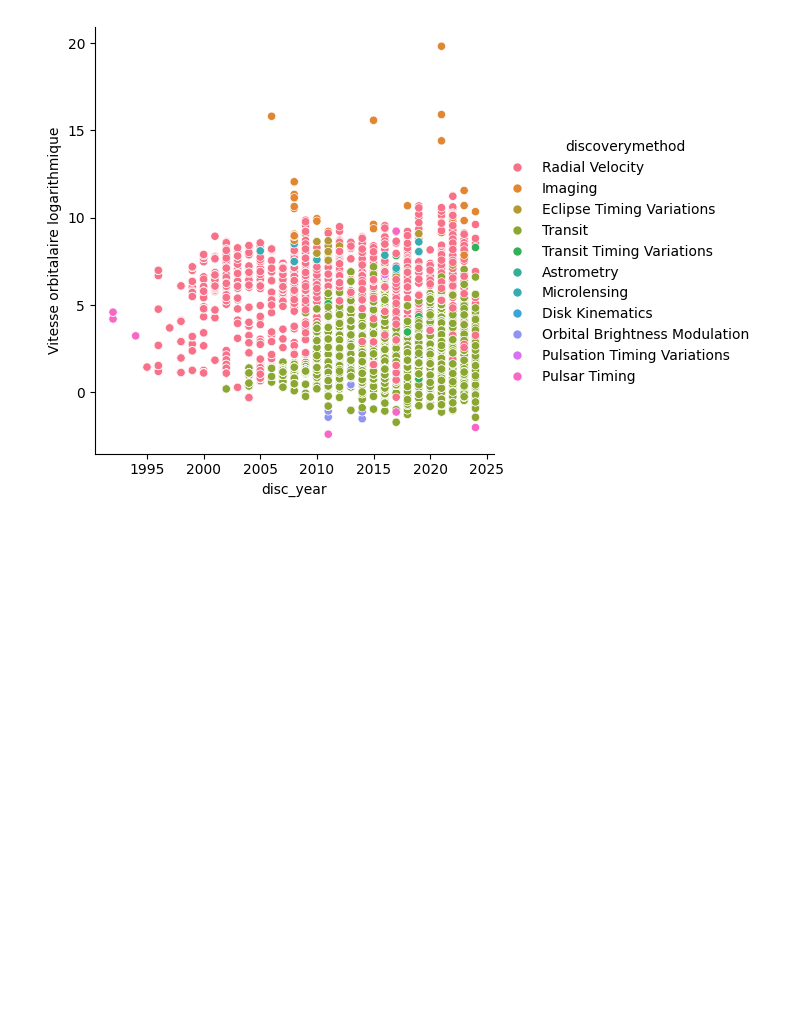
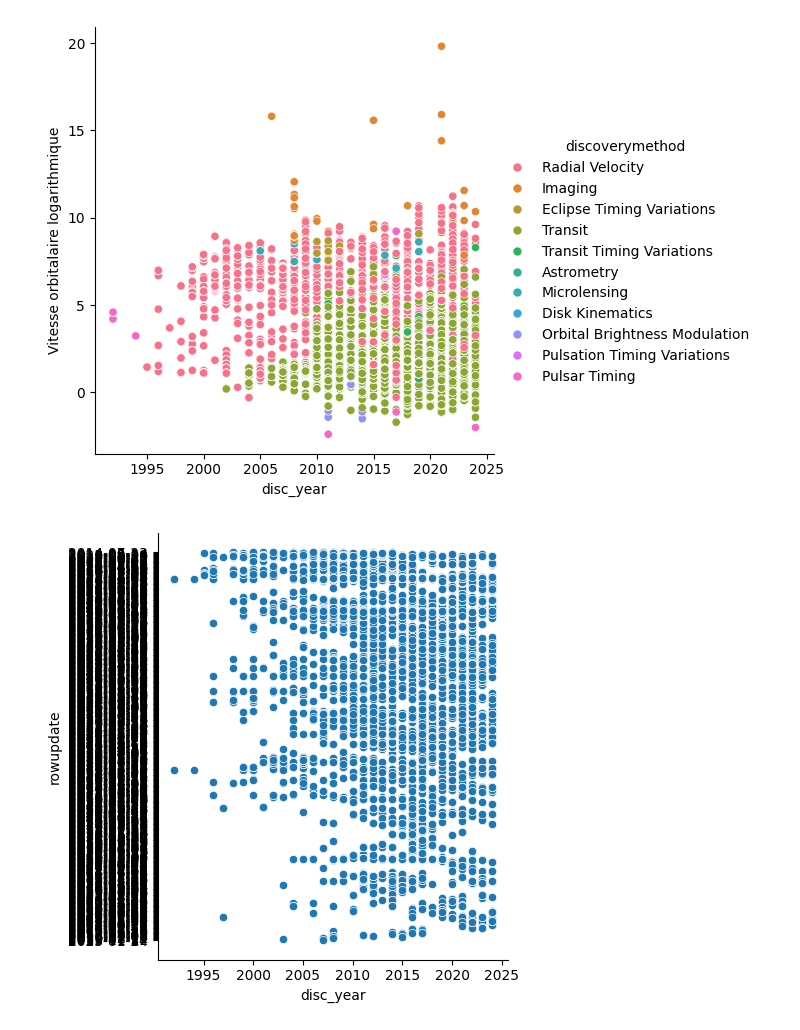
Before and after one commit to ClementGOUJON-dot/pe-hackathon, a Jupyter notebook: Clément.ipynb, the cells around one changed output. Saved outputs shown, nothing was run; the diff lists cells and outputs as text; code cells hidden in the pictures; blank space fills up the shorter version.

```diff
--- a/Clément.ipynb
+++ b/Clément.ipynb
@@ -32,3 +32,7 @@ df['Vitesse orbitalaire logarithmique']=np.log(df['pl_orbper'])
 sns.relplot(data=df, x='disc_year', y='Vitesse orbitalaire logarithmique', hue='discoverymethod');
 # %% [output]
 [figure]
+# %%
+sns.relplot(data=df, x='disc_year', y='rowupdate');
+# %% [output]
+[figure, added]
```
